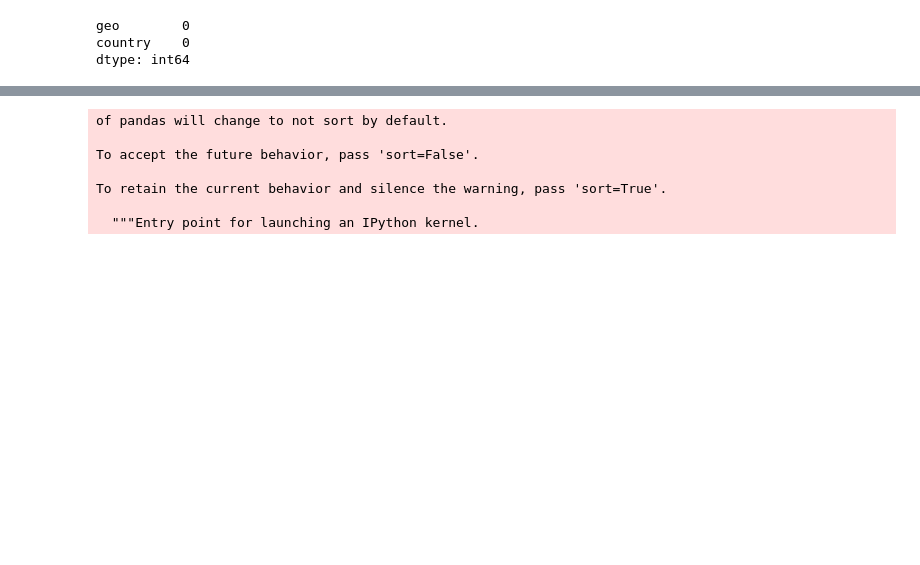
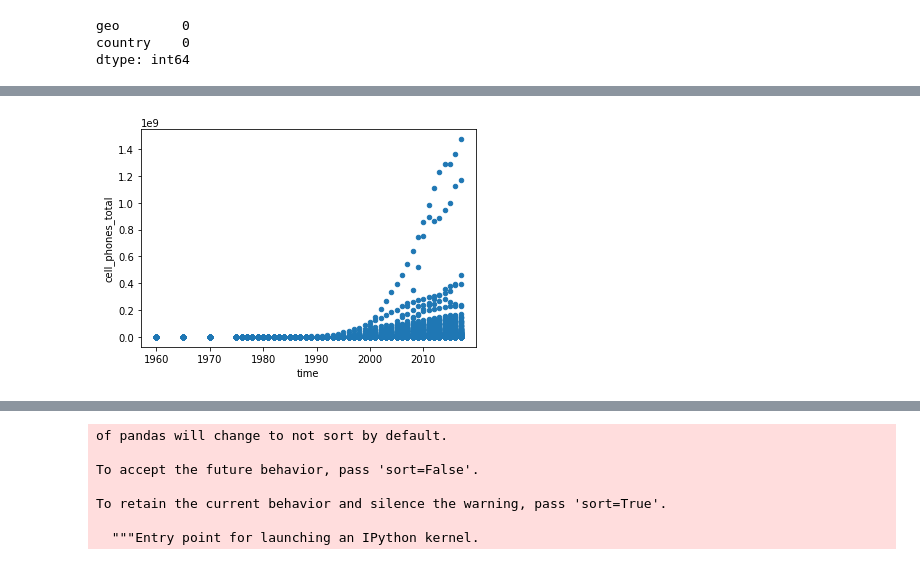
Before and after one commit to rokshana10/DS-Unit-1-Sprint-1-Data-Wrangling-and-Storytelling, a Jupyter notebook: Unit1_sprint1.ipynb, the cells around one changed output, grey strips where cells are left out. Saved outputs shown, nothing was run; the diff lists cells and outputs as text; code cells hidden in the pictures; blank space fills up the shorter version.

```diff
--- a/Unit1_sprint1.ipynb
+++ b/Unit1_sprint1.ipynb
@@ -111,0 +148,5 @@ SyntaxError: ignored
+# %%
+# Scatter
+df1.plot(kind ='scatter', x = 'time', y = 'cell_phones_total');
+# %% [output]
+[figure, added]
```
Also changed, not shown: parts of 22 cells of this notebook.
